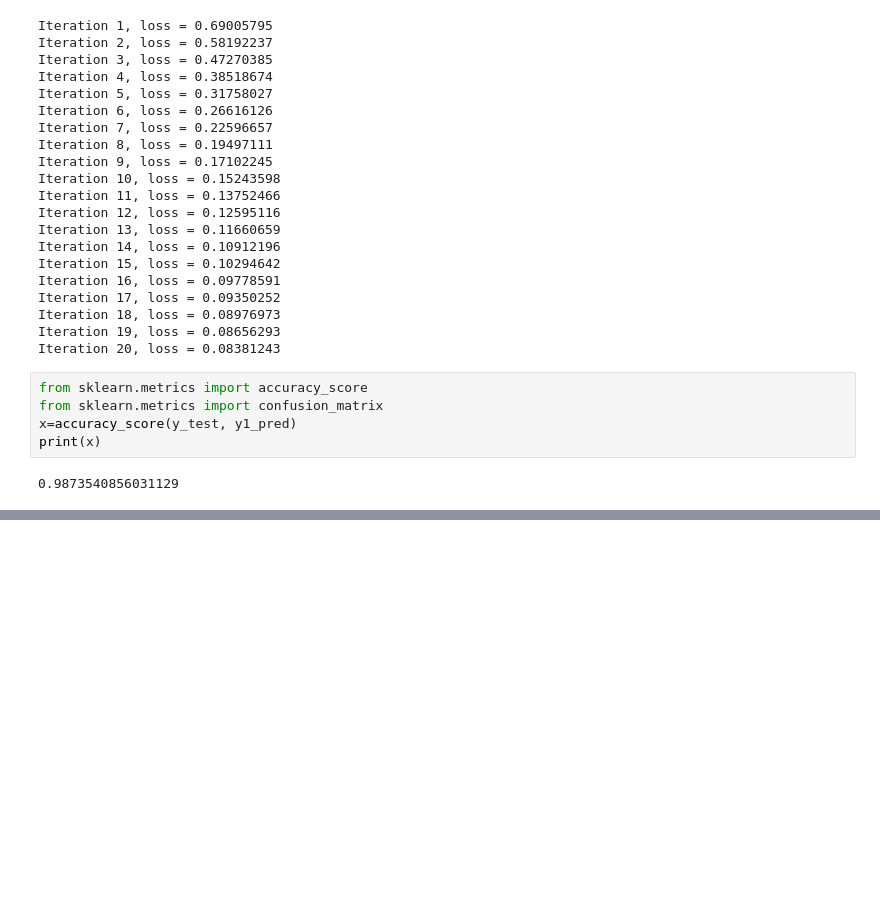
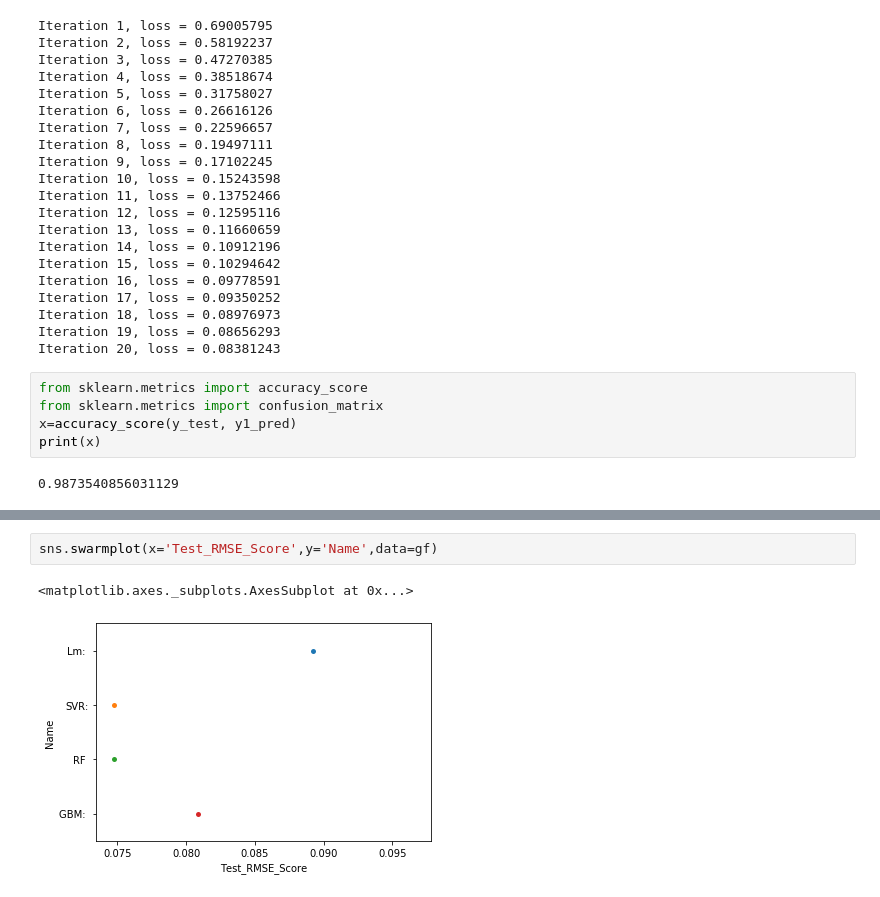
Before and after one commit to alyssa-raphaella/ITEC657_Project_GroupB, a Jupyter notebook: SALES.ipynb, the cells around one changed output, grey strips where cells are left out. Cells and saved outputs as stored; diff of their text form; blank space fills up the shorter version.

```diff
--- a/SALES.ipynb
+++ b/SALES.ipynb
@@ -285,0 +378,5 @@ print(x)
+# %%
+sns.swarmplot(x='Test_RMSE_Score',y='Name',data=gf)
+# %% [output]
+<matplotlib.axes._subplots.AxesSubplot at 0x...>
+[figure, added]
```
Also changed, not shown: parts of 16 cells of this notebook.
